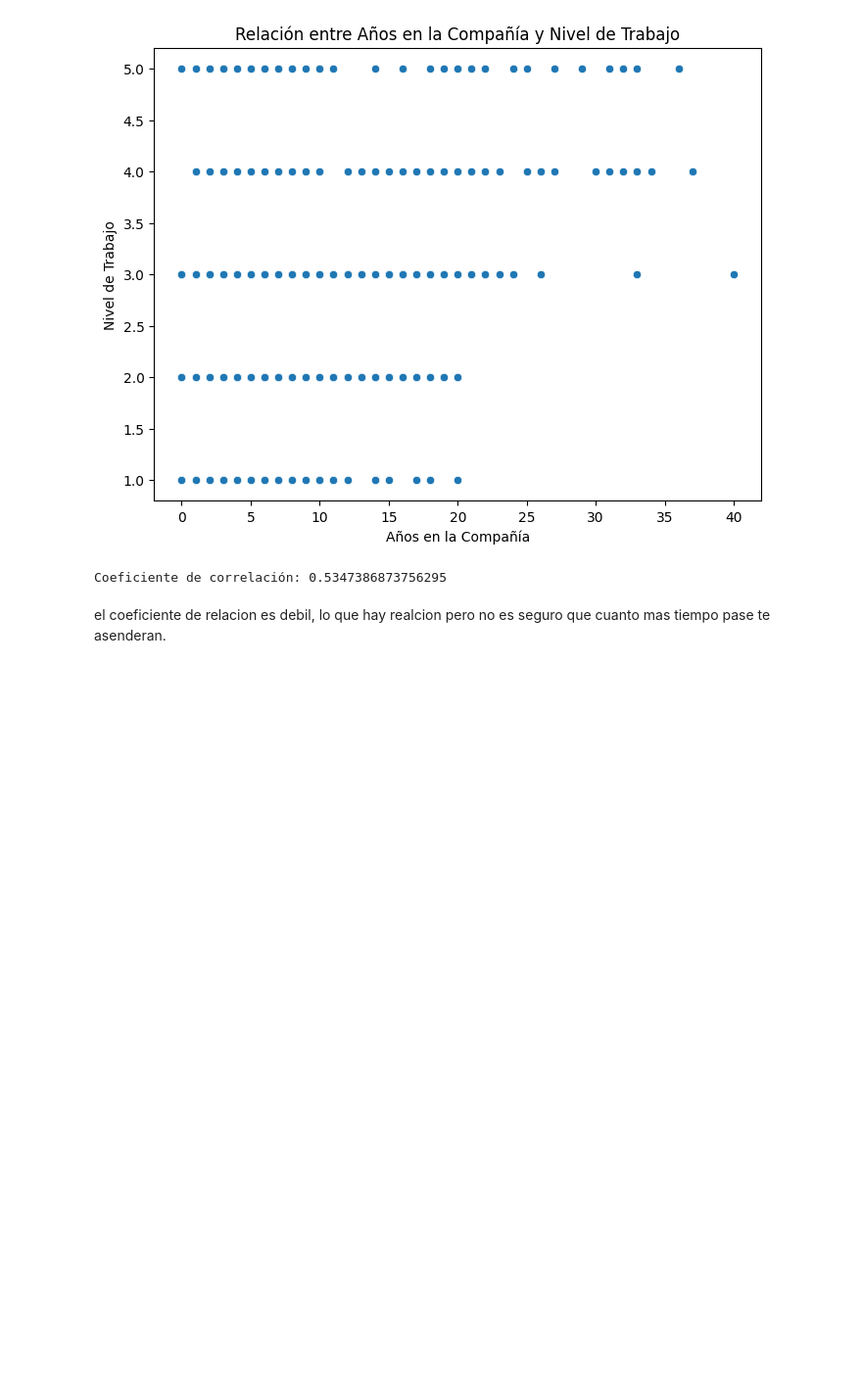
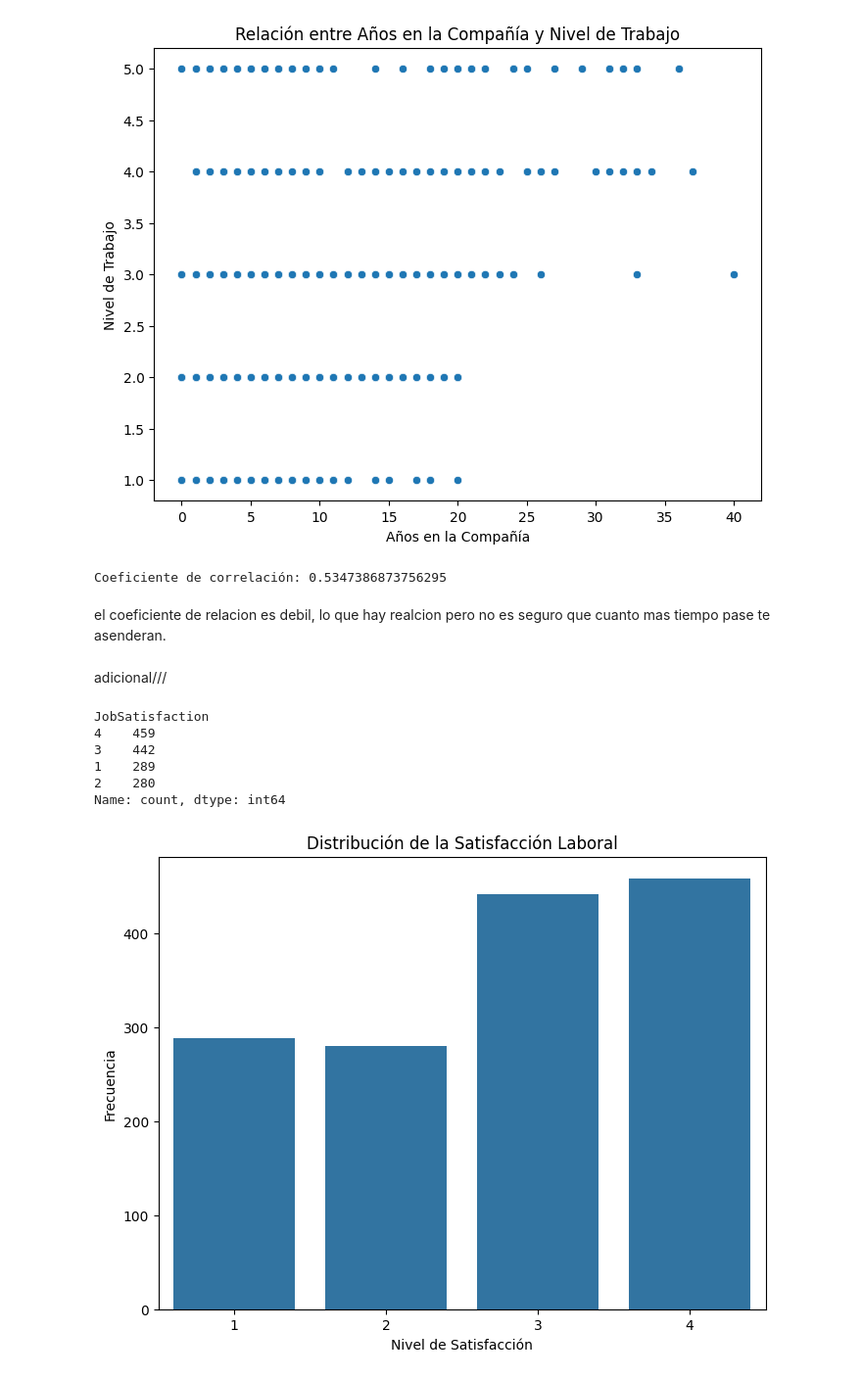
Before and after one commit to glYohanny/evaluacion_1_, a Jupyter notebook: evaluacion.ipynb, the cells around one changed output. Shown at 98% size. Drawn from its saved outputs; the diff is of its cells as text; code cells hidden in the pictures; blank space fills up the shorter version.

```diff
--- a/evaluacion.ipynb
+++ b/evaluacion.ipynb
@@ -234,3 +246,25 @@ print(f"Coeficiente de correlación: {correlation}")
 Coeficiente de correlación: 0.5347386873756295
 # %% [markdown]
 el coeficiente de relacion es debil, lo que hay realcion pero no es seguro que cuanto mas tiempo pase te asenderan.
+# %% [markdown]
+adicional///
+# %%
+# Tabla de frecuencia
+job_satisfaction_freq = df['JobSatisfaction'].value_counts()
+print(job_satisfaction_freq)
+
+# Gráfico de barras
+plt.figure(figsize=(8, 6))
+sns.countplot(x='JobSatisfaction', data=df)
+plt.title('Distribución de la Satisfacción Laboral')
+plt.xlabel('Nivel de Satisfacción')
+plt.ylabel('Frecuencia')
+plt.show()
+# %% [output]
+JobSatisfaction
+4    459
+3    442
+1    289
+2    280
+Name: count, dtype: int64
+[figure, added]
```
Also changed, not shown: parts of 21 cells of this notebook.
